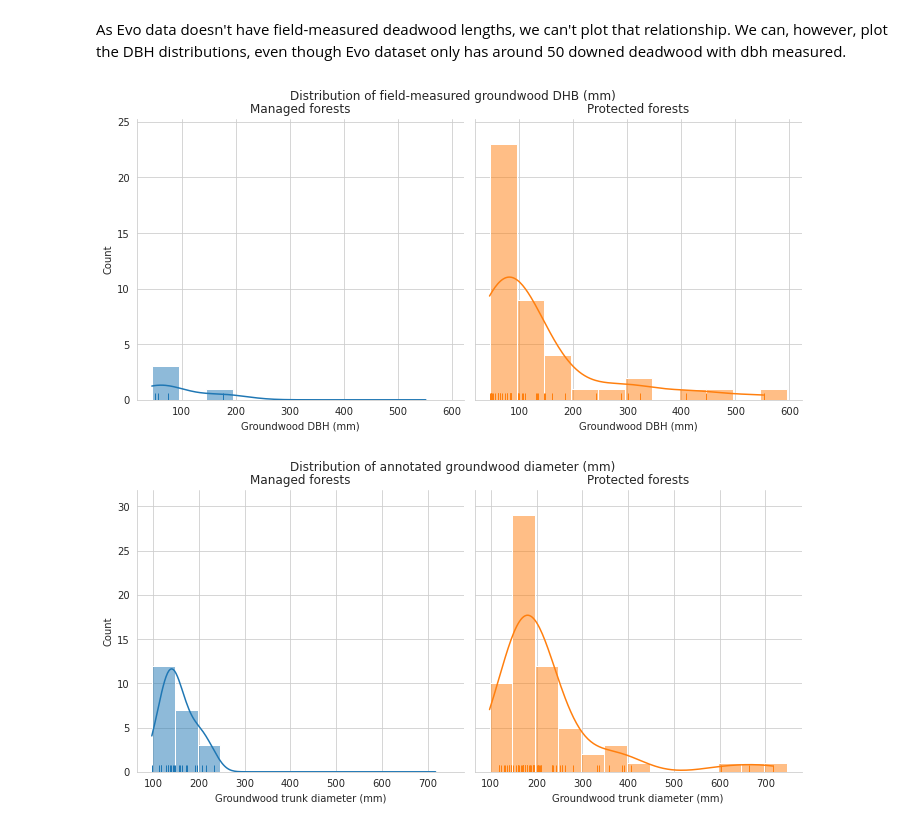
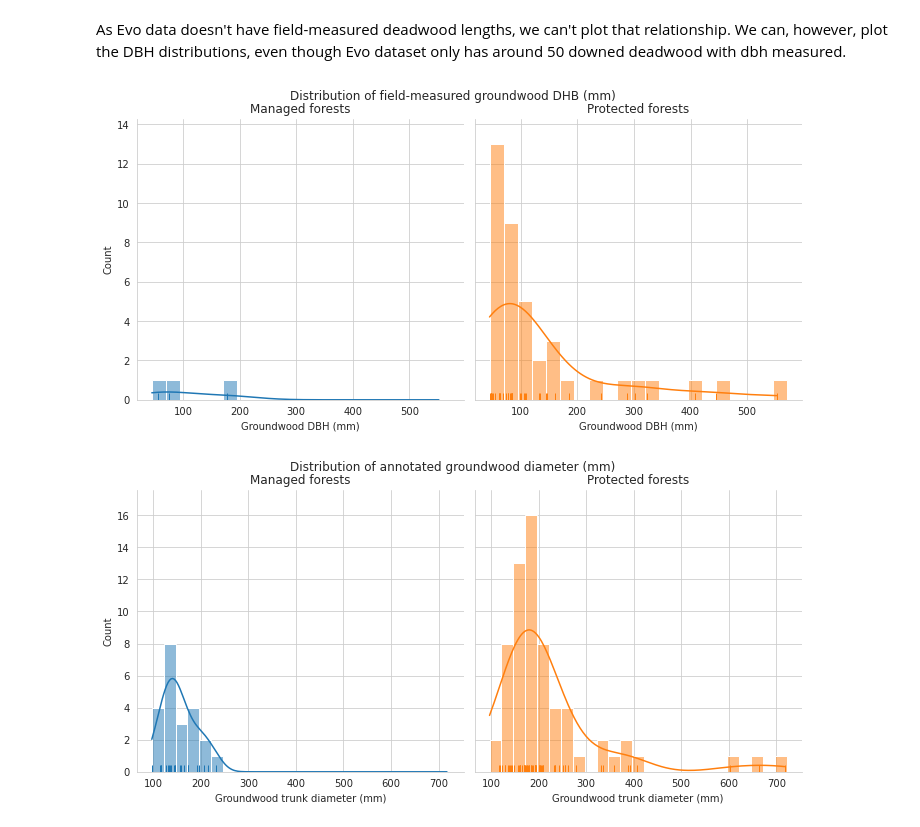
Before and after one commit to mayrajeo/maskrcnn-deadwood, a Jupyter notebook: notebooks/2_comparing_annotations_and_field_data.ipynb, the cells around one changed output. Cells and saved outputs as stored; diff of their text form; code cells hidden in the pictures.

```diff
--- a/notebooks/2_comparing_annotations_and_field_data.ipynb
+++ b/notebooks/2_comparing_annotations_and_field_data.ipynb
@@ -409,0 +623,8 @@ evo_field_data = evo_field_data[evo_field_data.puuluo.isin([3,4])]
+# %%
+evo_plots['geometry'] = evo_plots.spk_id.apply(lambda row: evo_plot_circles[evo_plot_circles.id == row].geometry.iloc[0])
+# %%
+evo_plots.drop(columns=['id'], inplace=True)
+evo_plots.rename(columns={'spk_id': 'id'}, inplace=True)
+# %%
+evo_plots['conservation'] = evo_plots.geometry.apply(lambda row: 1 if evo_natura.geometry.unary_union.intersects(row)
+                                                     else 0)
@@ -409,0 +633,2 @@ evo_field_data = evo_field_data[evo_field_data.puuluo.isin([3,4])]
+# %%
+evo_plots = evo_plots[evo_plots.id.isin(evo_anns.plot_id.unique())]
@@ -549,7 +767,7 @@ evo_field_data['conservation'] = evo_field_data.apply(lambda row: evo_plots[evo_
 # %%
 g = sns.displot(data=evo_field_data[(evo_field_data.puuluo == 4)&(evo_field_data.lapimitta_mm>0)],
                 x='lapimitta_mm', hue='conservation', col='conservation'
-                ,kde=True, rug=True, legend=False, binwidth=50)
+                ,kde=True, rug=True, legend=False, binwidth=25)
 g.fig.subplots_adjust(top=.9)
 g.fig.suptitle('Distribution of field-measured groundwood DHB (mm)')
 g.axes[0,0].set_title('Managed forests')
@@ -557,16 +775,16 @@ g.axes[0,1].set_title('Protected forests')
 g.set_xlabels('Groundwood DBH (mm)')
 plt.show()
 # %% [output]
-[figure, old version]
+[figure, new version]
 # %%
 evo_anns['diam'] = evo_anns.geometry.apply(lambda row: np.mean(get_three_point_diams(row))) * 1000
 g = sns.displot(data=evo_anns[(evo_anns.label=='groundwood')], x='diam',
-                kde=True, rug=True, col='conservation', hue='conservation', legend=False, binwidth=50)
+                kde=True, rug=True, col='conservation', hue='conservation', legend=False, binwidth=25)
 g.fig.subplots_adjust(top=.9)
 g.fig.suptitle('Distribution of annotated groundwood diameter (mm)')
 g.axes[0,0].set_title('Managed forests')
 g.axes[0,1].set_title('Protected forests')
 g.set_xlabels('Groundwood trunk diameter (mm)')
 plt.show()
 # %% [output]
-[figure, old version]
+[figure, new version]
```
Also changed, not shown: parts of 100 cells of this notebook, 5 other files.
